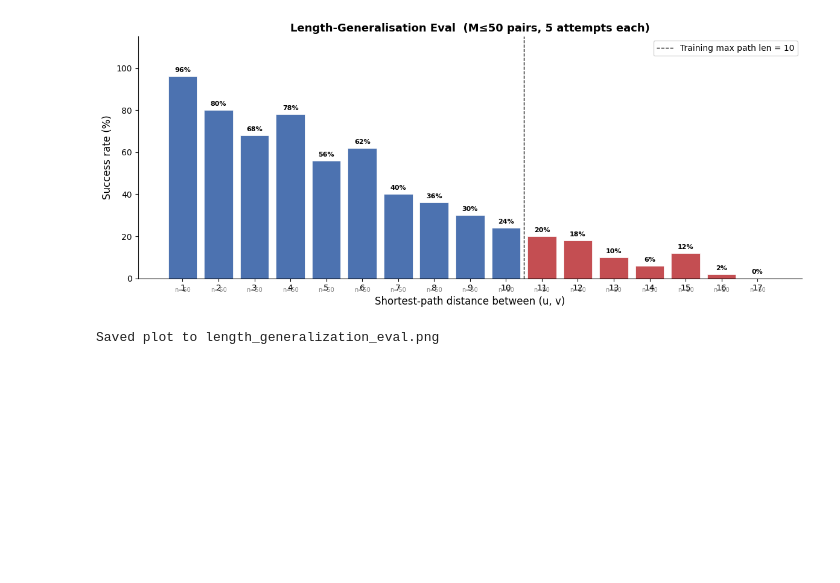
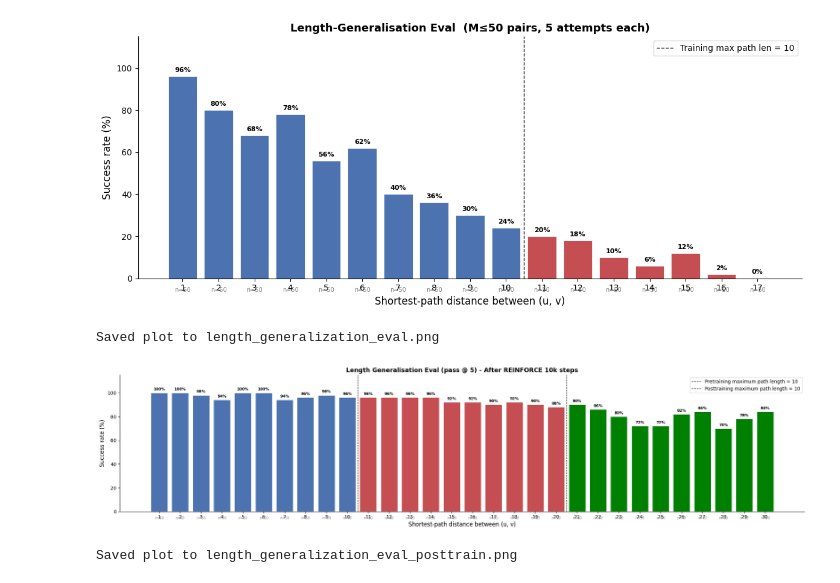
Before and after one commit to niketp03/graph-training, a Jupyter notebook: eval-length-generalization.ipynb, the cells around one changed output. Drawn from its saved outputs; the diff is of its cells as text; code cells hidden in the pictures; blank space fills up the shorter version.

Commit message:
posttraining setup and the beginning of a teacher student setup

```diff
--- a/eval-length-generalization.ipynb
+++ b/eval-length-generalization.ipynb
@@ -1,6 +1,6 @@
 # %%
 import os
-os.environ["CUDA_VISIBLE_DEVICES"] = "3"
+os.environ["CUDA_VISIBLE_DEVICES"] = "0"
 
 import json
 import random
@@ -17,7 +17,9 @@ from model import GraphTrajectoryLM
 from tokenizer_utils import load_tokenizer
 
 # ── Configuration ────────────────────────────────────────────────────────────
-CHECKPOINT_PATH = "checkpoints/epoch-epoch=01-val_loss-val/loss=1.7344.ckpt"
+CHECKPOINT_PATH = "postrain_checkpoints-uniform-all-connected/postrain_step_1000.pt"
+#CHECKPOINT_PATH = "postrain_checkpoints/postrain_final.pt"
+#CHECKPOINT_PATH = "checkpoints/last-v7.ckpt"
 TOKENIZER_DIR = "data_output_large_critical_rw_directed_2/tokenizer"
 GRAPH_PATH = "data_output_large_critical_rw_directed_2/graph.json"
 CONFIG_PATH = "conf/config.yaml"
@@ -47,7 +49,14 @@ model = GraphTrajectoryLM(
     train_config=cfg.train,
 )
 ckpt = torch.load(CHECKPOINT_PATH, map_location="cpu", weights_only=False)
-model.load_state_dict(ckpt["state_dict"])
+
+if "state_dict" in ckpt:
+    model.load_state_dict(ckpt["state_dict"])
+elif "model_state_dict" in ckpt:
+    model.model.load_state_dict(ckpt["model_state_dict"])
+else:
+    model.load_state_dict(ckpt)
+
 del ckpt
 model.eval()
 model.to(DEVICE)
@@ -170,8 +179,11 @@ def is_valid_and_reaches_goal(start: int, goal: int, path_tokens: list[str]) ->
 # %%
 # ── Run evaluation ────────────────────────────────────────────────────────────
 results: dict[int, dict] = {}  # dist -> {successes, total}
+dist_max = 30
+for dist in tqdm(sorted(pairs_by_dist.keys()), desc="Evaluating distances"):
+    if dist > dist_max:
+        break
 
-for dist in tqdm(sorted(pairs_by_dist.keys()), desc="Evaluating distances"):
     pool = pairs_by_dist[dist]
     selected = random.sample(pool, min(M, len(pool)))
     successes = 0
@@ -252,3 +253,55 @@ print("\nSaved plot to length_generalization_eval.png")
 # %% [output]
 [figure]
 Saved plot to length_generalization_eval.png
+# %%
+# ── Plot ──────────────────────────────────────────────────────────────────────
+train_max = cfg.data.max_path_length
+posttrain_max = 10
+
+distances = sorted(results.keys())
+accuracies = [results[d]["successes"] / results[d]["total"] * 100 for d in distances]
+counts = [results[d]["total"] for d in distances]
+
+colors = ["#4c72b0" if d <= train_max else "#c44e52" if d <= posttrain_max else "green" for d in distances]
+
+fig, ax = plt.subplots(figsize=(max(10, len(distances) * 0.7), 5))
+bars = ax.bar(distances, accuracies, color=colors, edgecolor="white", linewidth=0.5)
+
+for bar, acc, n in zip(bars, accuracies, counts):
+    ax.text(
+        bar.get_x() + bar.get_width() / 2,
+        bar.get_height() + 1.5,
+        f"{acc:.0f}%",
+        ha="center", va="bottom", fontsize=8, fontweight="bold",
+    )
+    ax.text(
+        bar.get_x() + bar.get_width() / 2,
+        -4,
+        f"n={n}",
+        ha="center", va="top", fontsize=7, color="gray",
+    )
+
+ax.axvline(x=train_max + 0.5, color="black", linestyle="--", linewidth=1, label=f"Pretraining maximum path length = {train_max}")
+
+ax.axvline(x=posttrain_max + 0.5, color="black", linestyle="--", linewidth=1, label=f"Posttraining maximum path length = {train_max}")
+
+ax.set_xlabel("Shortest-path distance between (u, v)", fontsize=12)
+ax.set_ylabel("Success rate (%)", fontsize=12)
+ax.set_title(
+    f"Length Generalisation Eval (pass @ {NUM_ATTEMPTS}) - After REINFORCE 10k steps",
+    fontsize=13, fontweight="bold",
+)
+ax.set_xticks(distances)
+ax.set_ylim(0, 115)
+ax.legend(fontsize=10)
+ax.spines["top"].set_visible(False)
+ax.spines["right"].set_visible(False)
+
+fig.tight_layout()
+plt.savefig("length_generalization_eval_posttrain.png", dpi=150, bbox_inches="tight")
+plt.show()
+
+print("\nSaved plot to length_generalization_eval_posttrain.png")
+# %% [output]
+[figure, added]
+Saved plot to length_generalization_eval_posttrain.png
```
Also changed, not shown: parts of 3 cells of this notebook, 9 other files.
